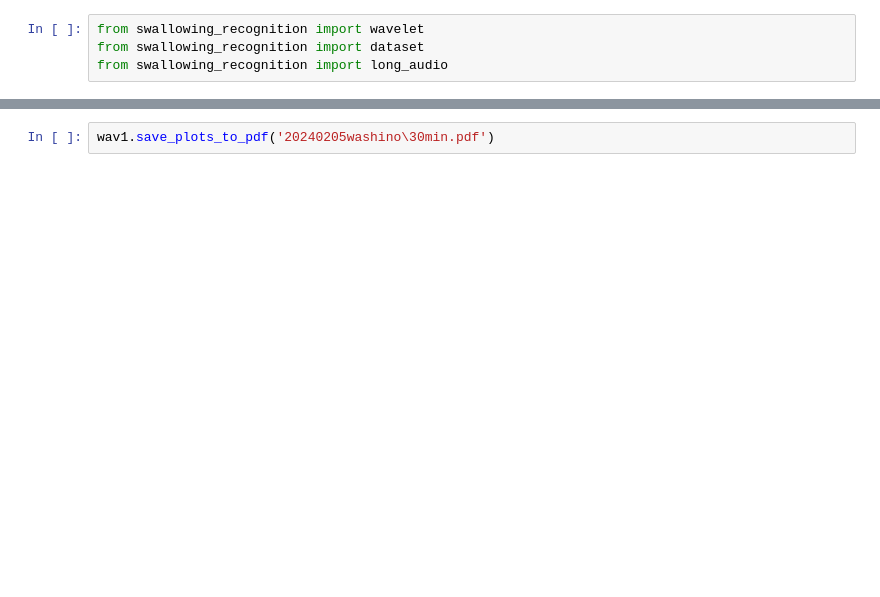
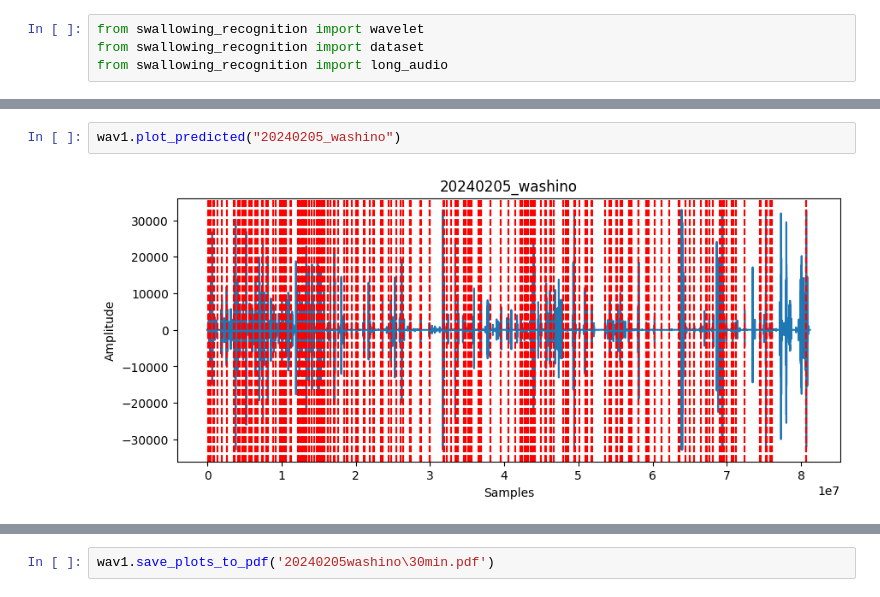
Before and after one commit to Kai-Washino/swallowing-recognition-DLmachine, a Jupyter notebook: uncropped_data.ipynb, the cells around one changed output, grey strips where cells are left out. Drawn from its saved outputs; the diff is of its cells as text; blank space fills up the shorter version.

```diff
--- a/uncropped_data.ipynb
+++ b/uncropped_data.ipynb
@@ -68,0 +71,4 @@ Predicted classes: [0 1 1 0 1 1 1 1 1 0 0 0 1 1 1 1 1 0 1 1 0 1 0 0 0 1 1 1 1 0
+# %%
+wav1.plot_predicted("20240205_washino")
+# %% [output]
+[figure, added]
```
Also changed, not shown: parts of 8 cells of this notebook.
